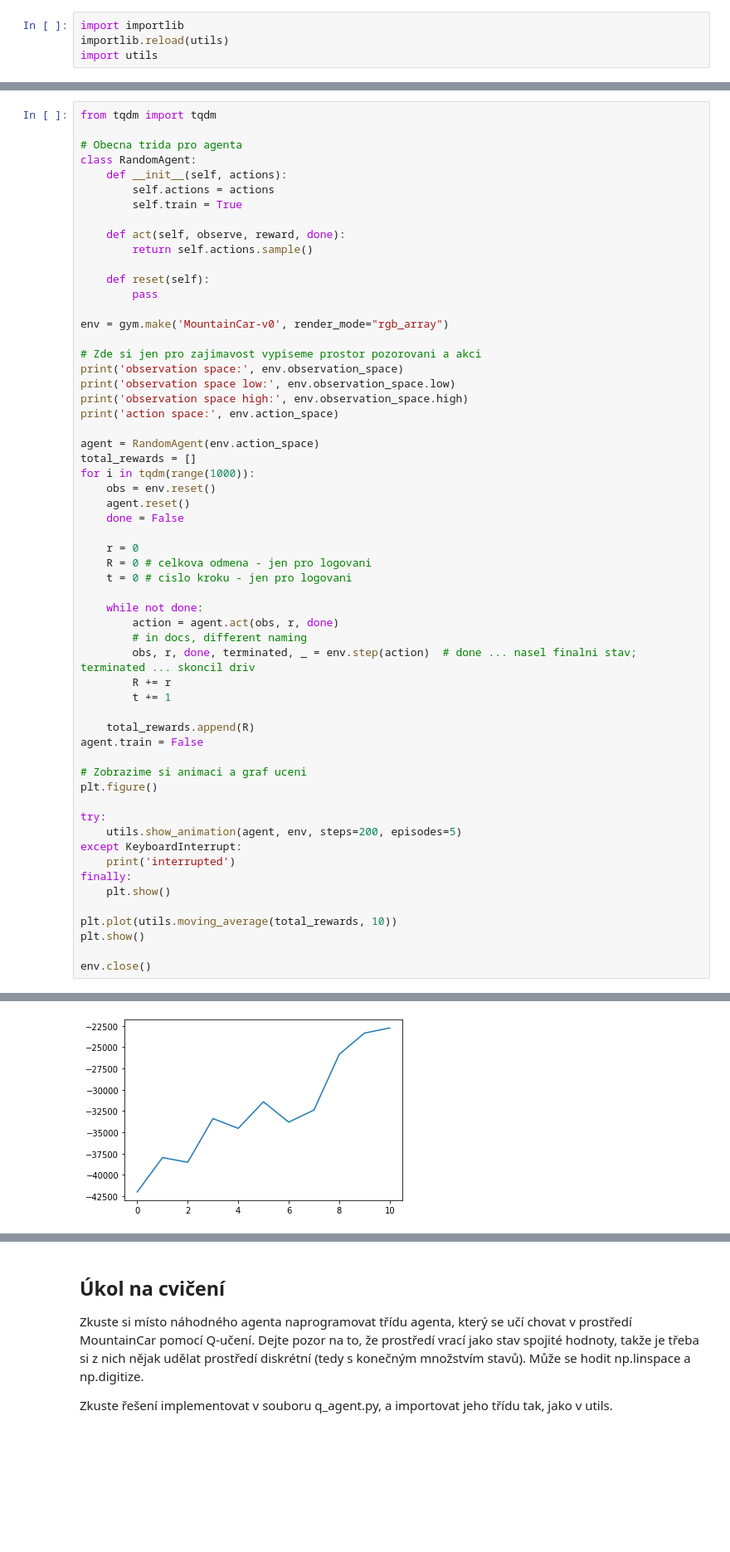
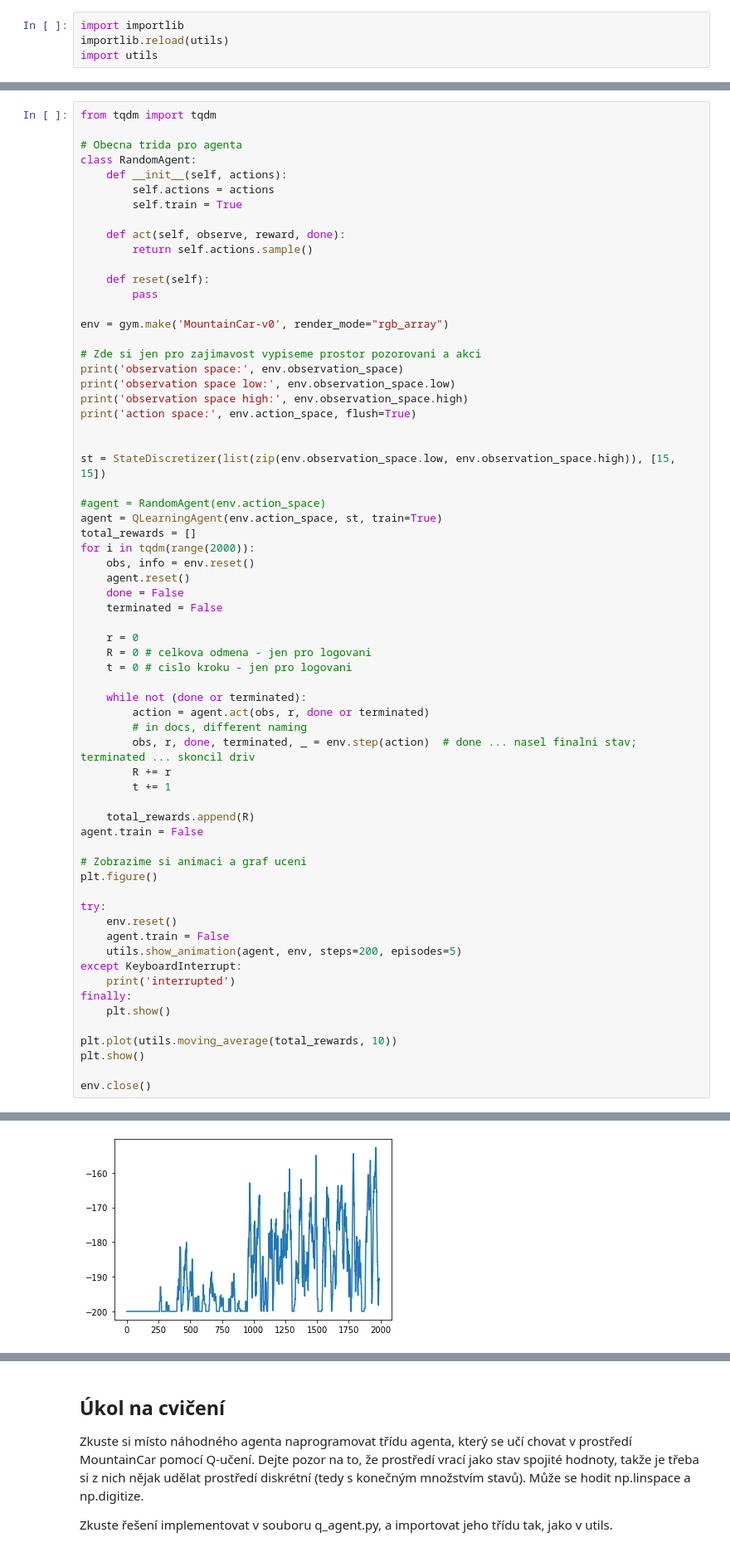
Before and after one commit to gabikadlecova/inspinature, a Jupyter notebook: cz/02-rl/reinforcement_learning.ipynb, the cells around one changed output, grey strips where cells are left out. Shown at 83% size. Drawn from its saved outputs; the diff is of its cells as text; blank space fills up the shorter version.

```diff
--- a/cz/02-rl/reinforcement_learning.ipynb
+++ b/cz/02-rl/reinforcement_learning.ipynb
@@ -78,21 +80,26 @@ env = gym.make('MountainCar-v0', render_mode="rgb_array")
 print('observation space:', env.observation_space)
 print('observation space low:', env.observation_space.low)
 print('observation space high:', env.observation_space.high)
-print('action space:', env.action_space)
+print('action space:', env.action_space, flush=True)
 
-agent = RandomAgent(env.action_space)
+
+st = StateDiscretizer(list(zip(env.observation_space.low, env.observation_space.high)), [15, 15])
+
+#agent = RandomAgent(env.action_space)
+agent = QLearningAgent(env.action_space, st, train=True)
 total_rewards = []
-for i in tqdm(range(1000)):
-    obs = env.reset()
+for i in tqdm(range(2000)):
+    obs, info = env.reset()
     agent.reset()
     done = False
+    terminated = False
 
     r = 0
     R = 0 # celkova odmena - jen pro logovani
     t = 0 # cislo kroku - jen pro logovani
 
-    while not done:
-        action = agent.act(obs, r, done)
+    while not (done or terminated):
+        action = agent.act(obs, r, done or terminated)
         # in docs, different naming
         obs, r, done, terminated, _ = env.step(action)  # done ... nasel finalni stav; terminated ... skoncil driv
         R += r
@@ -105,6 +112,8 @@ agent.train = False
 plt.figure()
 
 try:
+    env.reset()
+    agent.train = False
     utils.show_animation(agent, env, steps=200, episodes=5)
 except KeyboardInterrupt:
     print('interrupted')
@@ -121 +129 @@ interrupted
-[figure, old version]
+[figure, new version]
```
Also changed, not shown: parts of 10 cells of this notebook, 4 other files.
